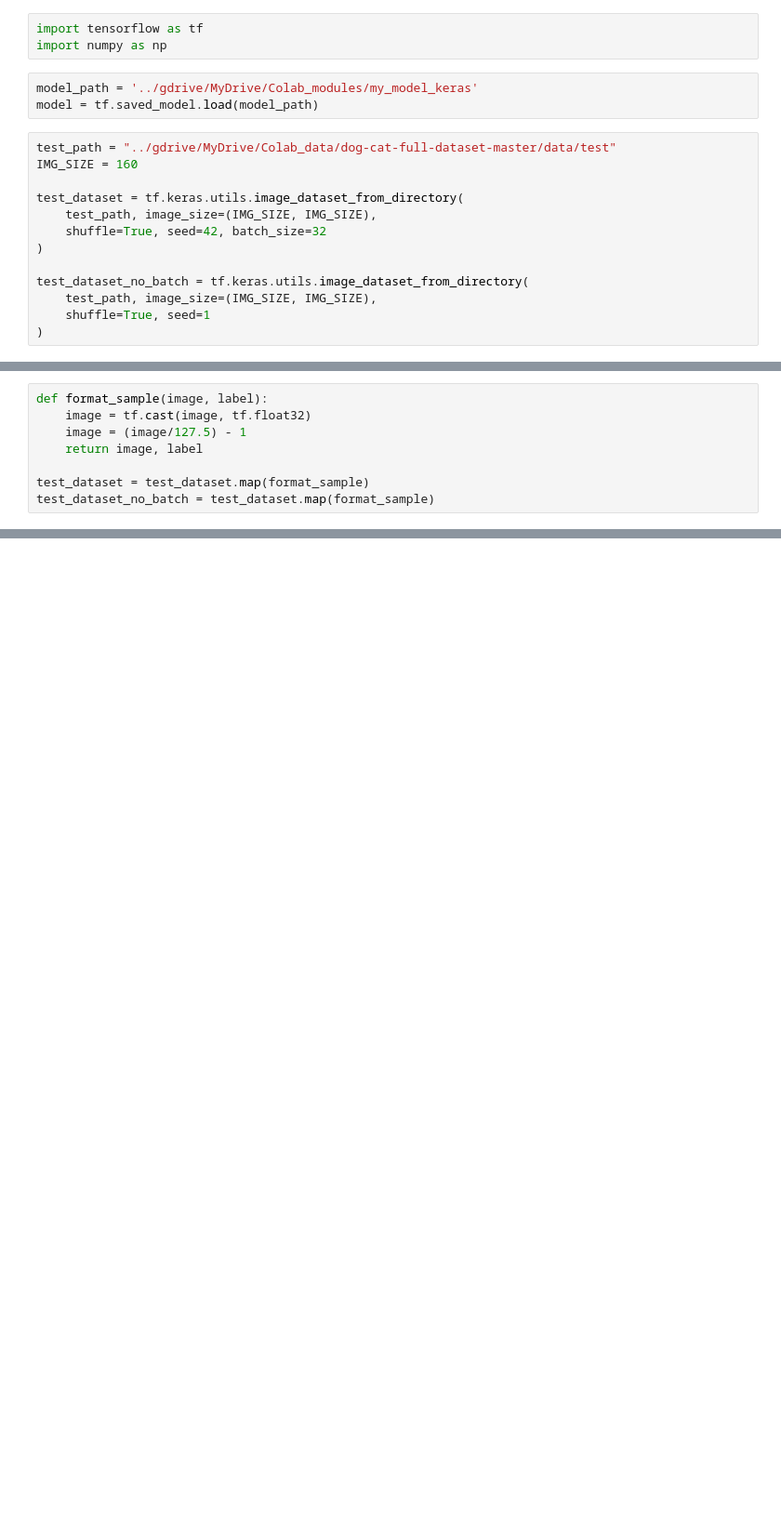
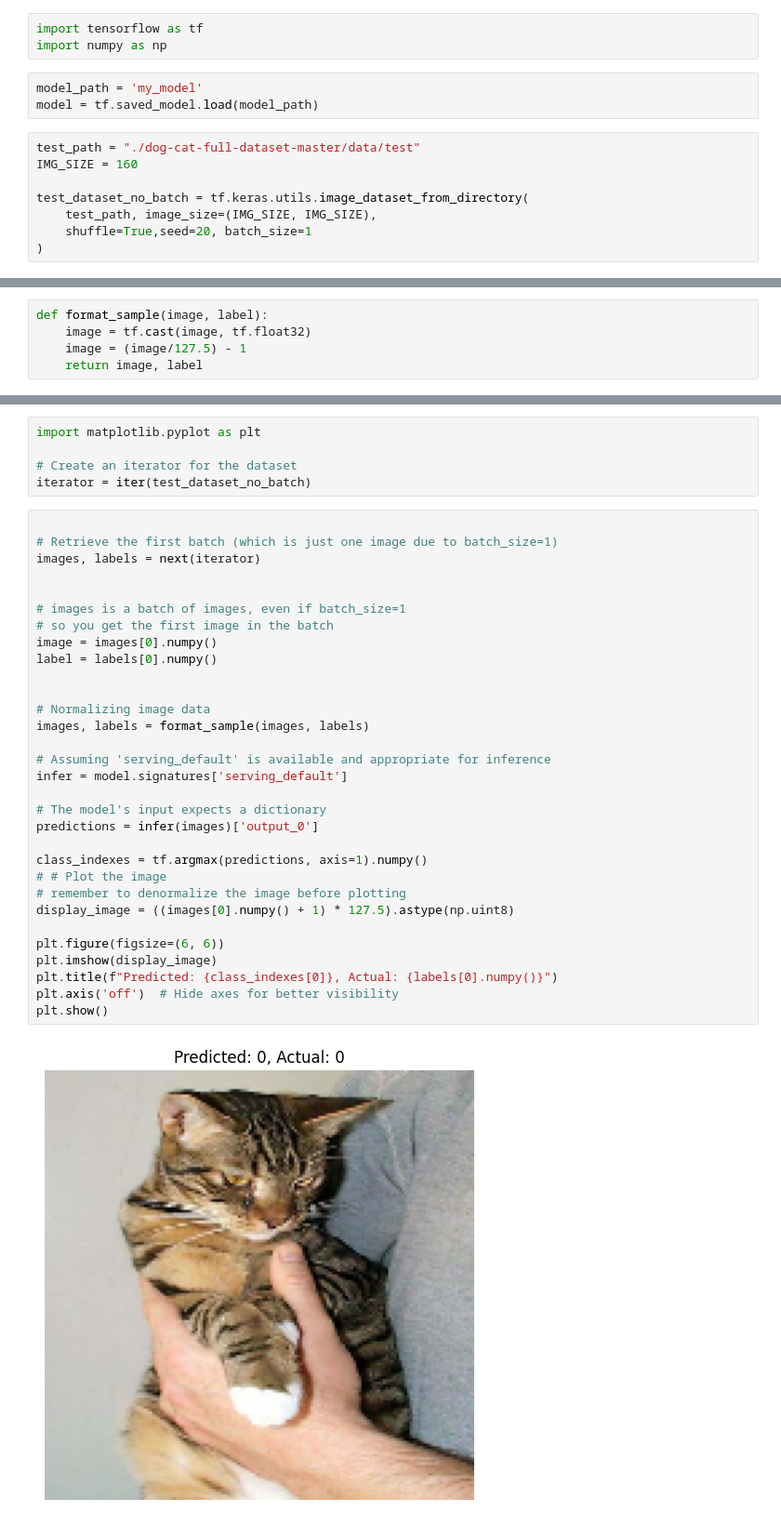
Before and after one commit to adams-tecky/self-paced-th, a Jupyter notebook: BAD009_transfer_deploy.ipynb, the cells around one changed output, grey strips where cells are left out. Shown: that part at 93% size. Cells and saved outputs as stored; diff of their text form; blank space fills up the shorter version.

```diff
--- a/BAD009_transfer_deploy.ipynb
+++ b/BAD009_transfer_deploy.ipynb
@@ -7,20 +5,15 @@ Mounted at /gdrive
 import tensorflow as tf
 import numpy as np
 # %%
-model_path = '../gdrive/MyDrive/Colab_modules/my_model_keras'
+model_path = 'my_model'
 model = tf.saved_model.load(model_path)
 # %%
-test_path = "../gdrive/MyDrive/Colab_data/dog-cat-full-dataset-master/data/test"
+test_path = "./dog-cat-full-dataset-master/data/test"
 IMG_SIZE = 160
-
-test_dataset = tf.keras.utils.image_dataset_from_directory(
-    test_path, image_size=(IMG_SIZE, IMG_SIZE),
-    shuffle=True, seed=42, batch_size=32
-)
 
 test_dataset_no_batch = tf.keras.utils.image_dataset_from_directory(
     test_path, image_size=(IMG_SIZE, IMG_SIZE),
-    shuffle=True, seed=1
+    shuffle=True,seed=20, batch_size=1
 )
 # %% [output]
 Found 5000 files belonging to 2 classes.
@@ -30,6 +22,3 @@ def format_sample(image, label):
     image = tf.cast(image, tf.float32)
     image = (image/127.5) - 1
     return image, label
-
-test_dataset = test_dataset.map(format_sample)
-test_dataset_no_batch = test_dataset.map(format_sample)
@@ -69,0 +25,38 @@ datasset_labels: [1 1 0 1 0 0 0 0 0 0 0 0 1 0 1 1 1 0 0 0 0 1 0 0 1 0 1 1 1 1 0
+# %%
+import matplotlib.pyplot as plt
+
+# Create an iterator for the dataset
+iterator = iter(test_dataset_no_batch)
+# %%
+
+# Retrieve the first batch (which is just one image due to batch_size=1)
+images, labels = next(iterator)
+
+
+# images is a batch of images, even if batch_size=1
+# so you get the first image in the batch
+image = images[0].numpy()
+label = labels[0].numpy()
+
+
+# Normalizing image data
+images, labels = format_sample(images, labels)
+
+# Assuming 'serving_default' is available and appropriate for inference
+infer = model.signatures['serving_default']
+
+# The model's input expects a dictionary
+predictions = infer(images)['output_0']
+
+class_indexes = tf.argmax(predictions, axis=1).numpy()
+# # Plot the image
+# remember to denormalize the image before plotting
+display_image = ((images[0].numpy() + 1) * 127.5).astype(np.uint8)
+
+plt.figure(figsize=(6, 6))
+plt.imshow(display_image)
+plt.title(f"Predicted: {class_indexes[0]}, Actual: {labels[0].numpy()}")
+plt.axis('off')  # Hide axes for better visibility
+plt.show()
+# %% [output]
+[figure, added]
```
Also changed, not shown: parts of 3 cells of this notebook, 7 other files.
